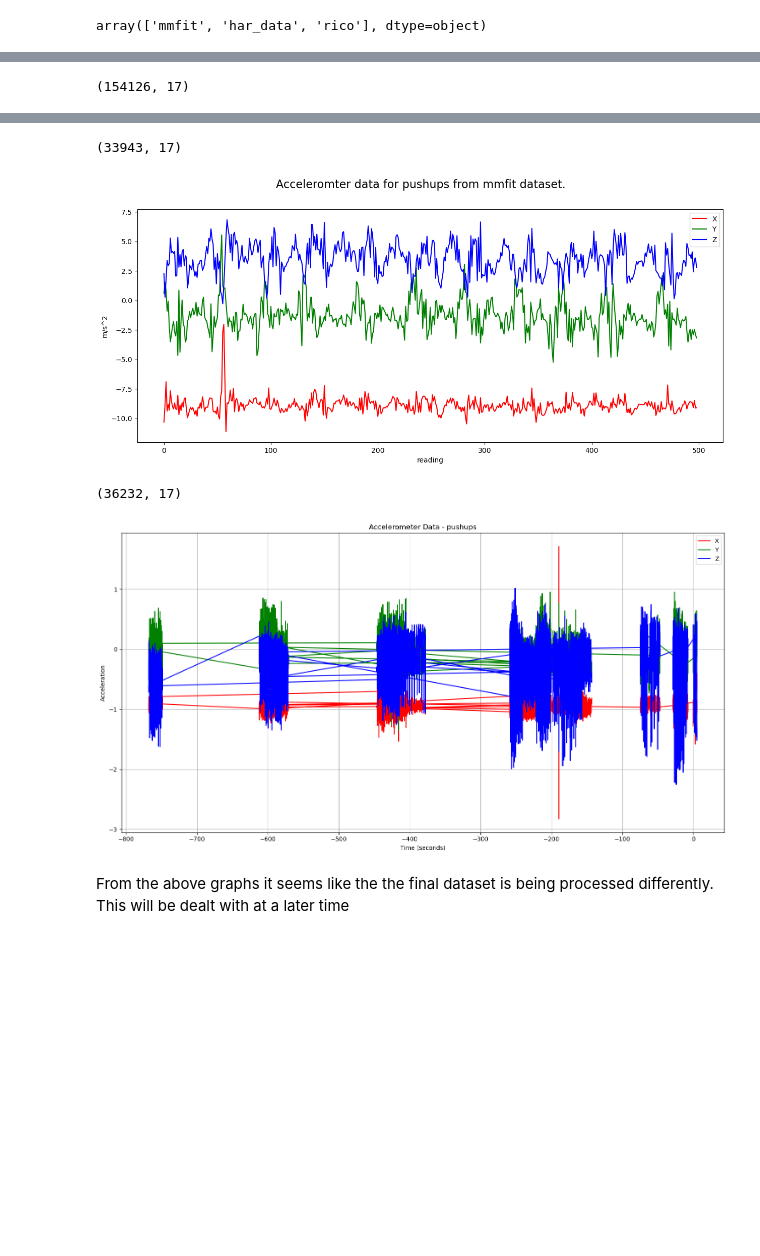
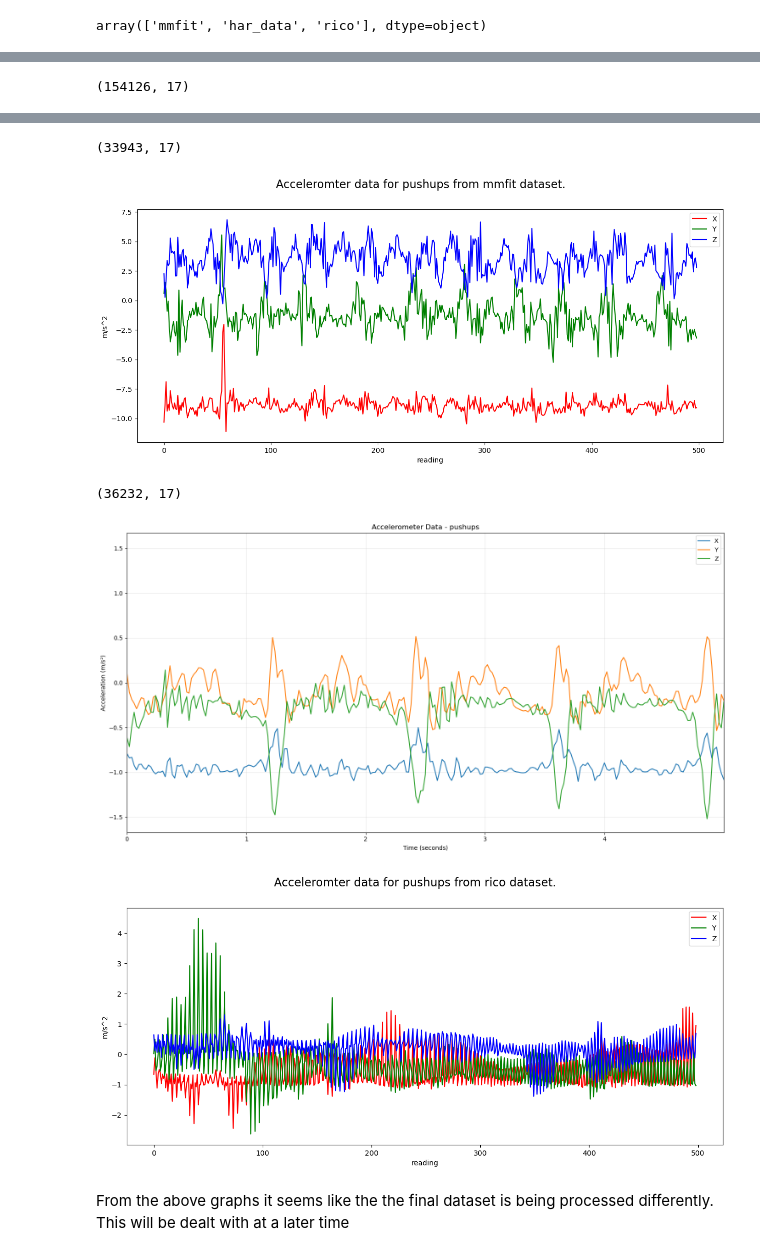
Before and after one commit to Djai284/smartwatch-activity-recognition, a Jupyter notebook: create_dataset.ipynb, the cells around one changed output, grey strips where cells are left out. Drawn from its saved outputs; the diff is of its cells as text; code cells hidden in the pictures; blank space fills up the shorter version.

```diff
--- a/create_dataset.ipynb
+++ b/create_dataset.ipynb
@@ -106,8 +107,16 @@ for dataset in ['har_data', 'mmfit', 'rico']:
     print(data_df[data_df['label']=='pushups'].shape)
 
     if dataset == 'rico':
-        plot_imu_data(data_df, activity='pushups', sensor_type='gyr', time_window=5)
-        continue
+        visualizer = IMUVisualizer(data_df)
+
+
+        fig, axes = visualizer.plot_imu_data(
+            activity='pushups',
+            sensor_type='gyr',
+            time_window=5,
+            show_statistics=False
+        )
+        plt.show()
 
     plot_sensor_label(data_df, 'gyr', 'pushups', seconds = 5, title = f'Gyroscope data for pushups from {dataset} dataset.')
 # %% [output]
@@ -120,22 +130,30 @@ for dataset in ['har_data', 'mmfit', 'rico']:
 # %%
 # graph accelerometer data from each dataset of pushes
 import matplotlib.pyplot as plt
 for dataset in ['har_data', 'mmfit', 'rico']:
 
     data_df = both_df[both_df['dataset']==dataset]
     print(data_df[data_df['label']=='pushups'].shape)
     if dataset == 'rico':
-        plot_imu_data(data_df, activity='pushups', sensor_type='acc', time_window=5)
-        continue
+       visualizer = IMUVisualizer(data_df)
+
+
+       fig, axes = visualizer.plot_imu_data(
+            activity='pushups',
+            sensor_type='acc',
+            time_window=5,
+            show_statistics=False
+        )
 
     plot_sensor_label(data_df, 'acc', 'pushups', seconds = 5, title = f'Acceleromter data for pushups from {dataset} dataset.')
 # %% [output]
 (154126, 17)
 [figure]
 (33943, 17)
 [figure]
 (36232, 17)
-[figure, old version]
+[figure, new version]
+[figure, added]
 # %% [markdown]
 From the above graphs it seems like the the final dataset is being processed differently. This will be dealt with at a later time
 # %%
```
Also changed, not shown: parts of 3 cells of this notebook, 1 other file.
